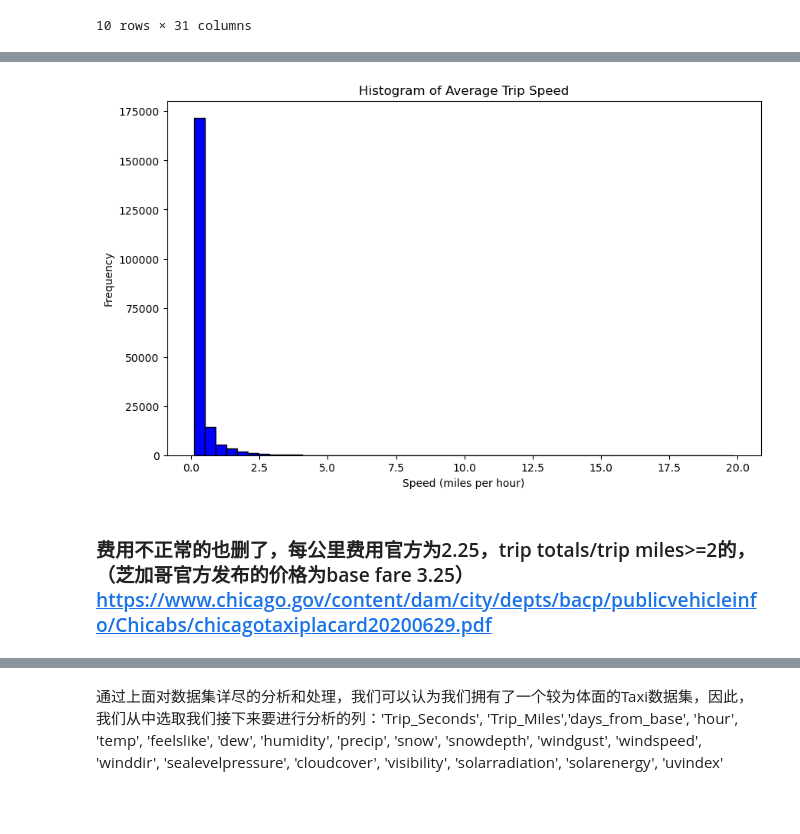
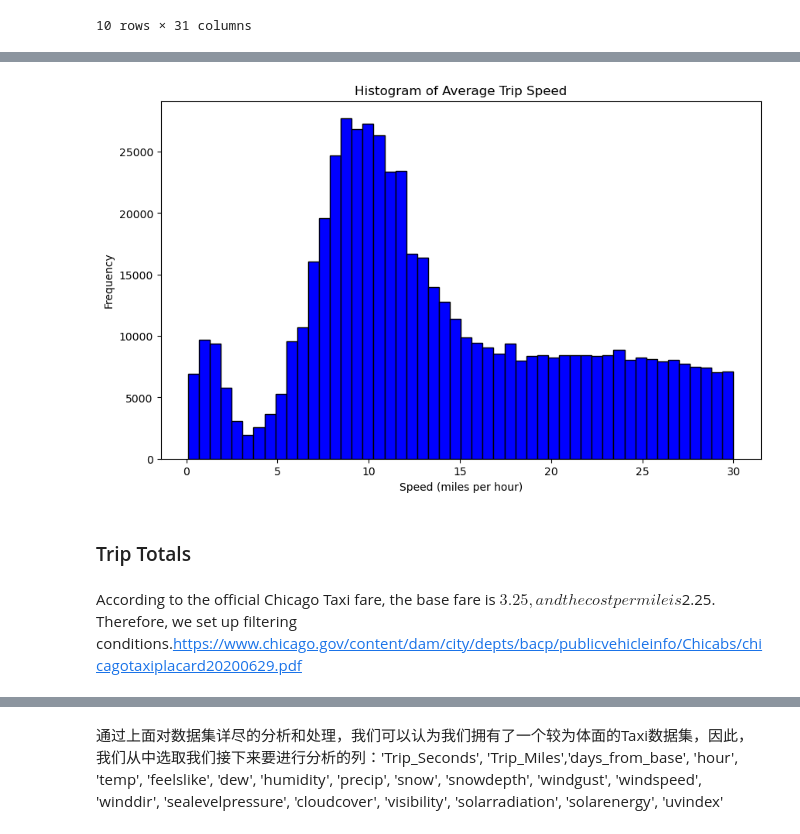
Before and after one commit to MengyuanHan1/CASA0006-Data-Science-for-Spatial-Systems, a Jupyter notebook: DSSS.ipynb, the cells around one changed output, grey strips where cells are left out. Saved outputs shown, nothing was run; the diff lists cells and outputs as text; code cells hidden in the pictures; blank space fills up the shorter version.

```diff
--- a/DSSS.ipynb
+++ b/DSSS.ipynb
@@ -307,4 +282,4 @@ simple_print_head(trip_miles_sorted, n=10)
 # %%
-# 应用过滤条件：选择Trip_Miles大于0且小于200的行
-data = data[(data['Trip_Miles'] > 0) & (data['Trip_Miles'] < 200)]
+# Apply filtering conditions: Select rows where Trip_Miles is greater than 0 and less than 40
+data = data[(data['Trip_Miles'] > 0) & (data['Trip_Miles'] < 40)]
 # %% [markdown]
@@ -352,4 +327,4 @@ simple_print_head(trip_seconds_sorted, n=10)
 # %%
-# 应用过滤条件：选择Trip_Miles大于0且小于36000的行
-data = data[(data['Trip_Seconds'] > 0) & (data['Trip_Seconds'] < 36000)]
+# Apply filtering conditions: Select rows where Trip_Seconds is greater than 0 and less than 10000
+data = data[(data['Trip_Seconds'] > 0) & (data['Trip_Seconds'] < 10000)]
 # %% [markdown]
@@ -357,11 +334,12 @@ data = data[(data['Trip_Seconds'] > 0) & (data['Trip_Seconds'] < 36000)]
 # %%
-# 计算平均时速
-data['Average_Speed'] = (data['Trip_Seconds'] / 3600) / data['Trip_Miles']
+import seaborn as sns
 
-# 绘制直方图
-plt.figure(figsize=(10, 6))
-plt.boxplot(data['Average_Speed'])
-plt.title('Histogram of Average Taxi Speed')
+# Calculate average speed
+data['Average_Speed'] = data['Trip_Miles'] / (data['Trip_Seconds'] / 3600)
+
+# Plot a boxplot
+sns.boxplot(x=data['Average_Speed'])
+plt.title('Boxplot of Average Speed')
 plt.xlabel('Speed (miles per hour)')
-plt.ylabel('Frequency')
+plt.show()
 # %% [output]
@@ -370,21 +347,23 @@ Text(0, 0.5, 'Frequency')
 # %%
-# 过滤掉'Trip_Seconds'和'Trip_Miles'为0的行以及平均时速超过30，小于0.1的行
-data = data[(data['Average_Speed'] <= 20) & (data['Average_Speed'] >= 0.1)]
+# Filter out rows where 'Trip_Seconds' and 'Trip_Miles' are 0, and average speed exceeds 30 or is less than 0.1
+data = data[(data['Trip_Seconds'] != 0) & (data['Trip_Miles'] != 0) & (data['Average_Speed'] <= 30) & (data['Average_Speed'] >= 0.1)]
 
-# 绘制直方图
+# Plot a histogram
 plt.figure(figsize=(10, 6))
 plt.hist(data['Average_Speed'], bins=50, color='blue', edgecolor='black')
 plt.title('Histogram of Average Trip Speed')
 plt.xlabel('Speed (miles per hour)')
 plt.ylabel('Frequency')
 
-# 显示图表
+# Show the plot
 plt.show()
 
-#不想保留Speed列，丢弃它
+# Drop the 'Average_Speed' column as it is no longer needed
 data.drop('Average_Speed', axis=1, inplace=True)
 # %% [output]
-[figure, old version]
+[figure, new version]
 # %% [markdown]
-### 费用不正常的也删了，每公里费用官方为2.25，trip totals/trip miles>=2的，（芝加哥官方发布的价格为base fare 3.25）https://www.chicago.gov/content/dam/city/depts/bacp/publicvehicleinfo/Chicabs/chicagotaxiplacard20200629.pdf
+### Trip Totals
+# %% [markdown]
+According to the official Chicago Taxi fare, the base fare is $3.25, and the cost per mile is $2.25. Therefore, we set up filtering conditions.https://www.chicago.gov/content/dam/city/depts/bacp/publicvehicleinfo/Chicabs/chicagotaxiplacard20200629.pdf
 # %%
```
Also changed, not shown: parts of 74 cells of this notebook.
